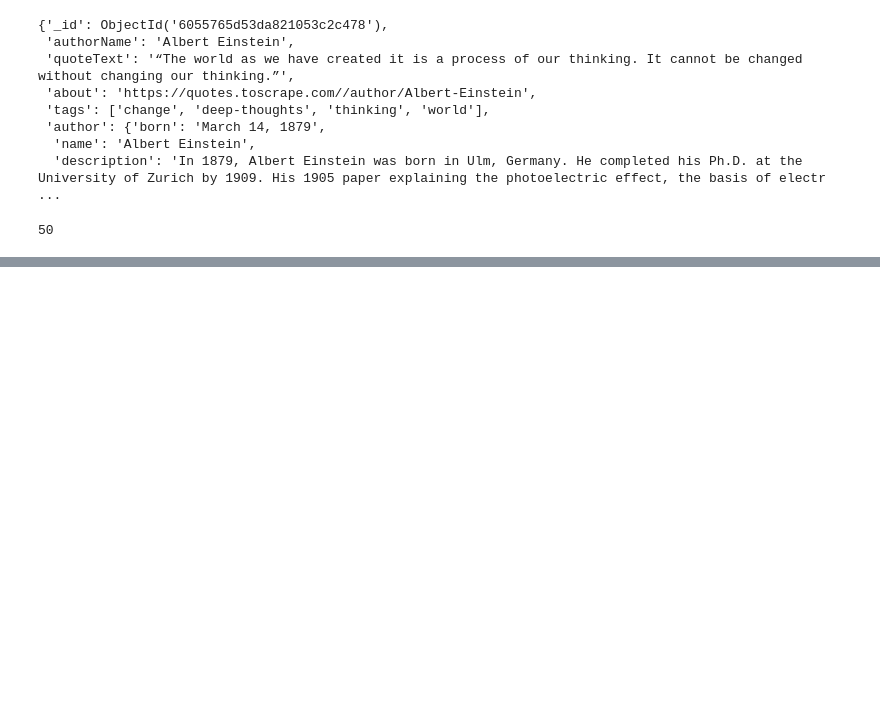
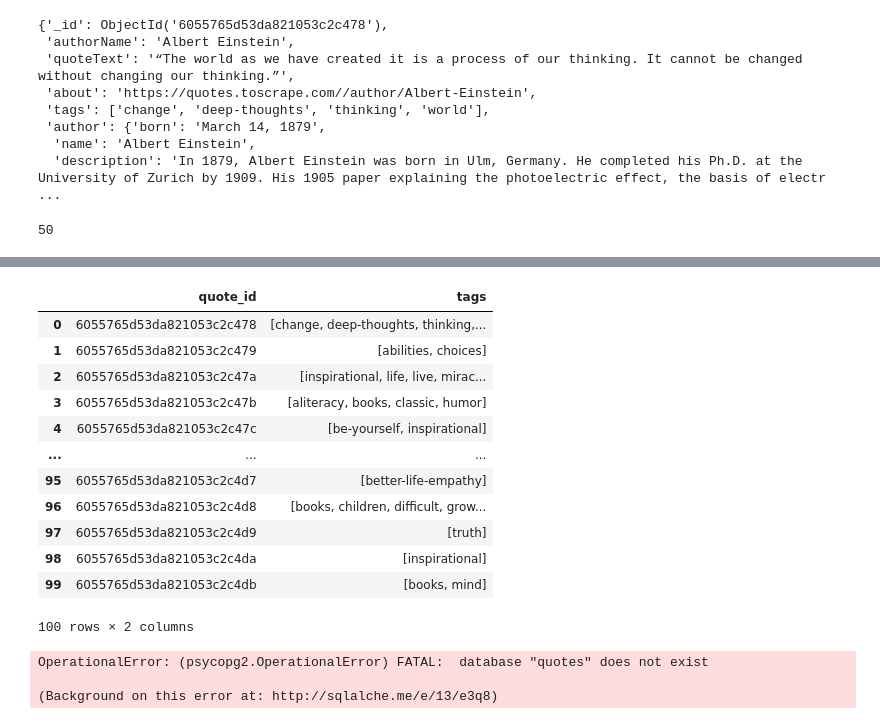
Before and after one commit to nadzema/ETLProject, a Jupyter notebook: ETL Project.ipynb, the cells around one changed output, grey strips where cells are left out. Drawn from its saved outputs; the diff is of its cells as text; code cells hidden in the pictures; blank space fills up the shorter version.

```diff
--- a/ETL Project.ipynb
+++ b/ETL Project.ipynb
@@ -158,0 +185,22 @@ len(all_unique_authors_df)
+# %%
+quote_id_tag = []
+for quote in quotes_mongo:
+    id_tag = {'quote_id': quote['_id'],
+            'tags': quote['tags']}
+    quote_id_tag.append(id_tag)
+quote_id_tag_df = pd.DataFrame(quote_id_tag)
+quote_id_tag_df
+# %% [output]
+|  | quote_id | tags |
+| 0 | 6055765d53da821053c2c478 | [change, deep-thoughts, thinking,... |
+| 1 | 6055765d53da821053c2c479 | [abilities, choices] |
+| 2 | 6055765d53da821053c2c47a | [inspirational, life, live, mirac... |
+| 3 | 6055765d53da821053c2c47b | [aliteracy, books, classic, humor] |
+| 4 | 6055765d53da821053c2c47c | [be-yourself, inspirational] |
+| ... | ... | ... |
+| 95 | 6055765d53da821053c2c4d7 | [better-life-empathy] |
+| 96 | 6055765d53da821053c2c4d8 | [books, children, difficult, grow... |
+| 97 | 6055765d53da821053c2c4d9 | [truth] |
+| 98 | 6055765d53da821053c2c4da | [inspirational] |
+| 99 | 6055765d53da821053c2c4db | [books, mind] |
+100 rows × 2 columns
@@ -158,0 +210,8 @@ len(all_unique_authors_df)
+# %%
+all_unique_authors_df.to_sql(name='author_information', con=engine, if_exists='append', index=False)
+#all_quotes_df.to_sql(name='quotes', con=engine, if_exists='append', index=False)
+#quote_id_tag_df.to_sql(name='quote_tag', con=engine, if_exists='append', index=False)
+# %% [output]
+OperationalError: (psycopg2.OperationalError) FATAL:  database "quotes" does not exist
+
+(Background on this error at: http://sqlalche.me/e/13/e3q8)
```
Also changed, not shown: parts of 3 cells of this notebook.
